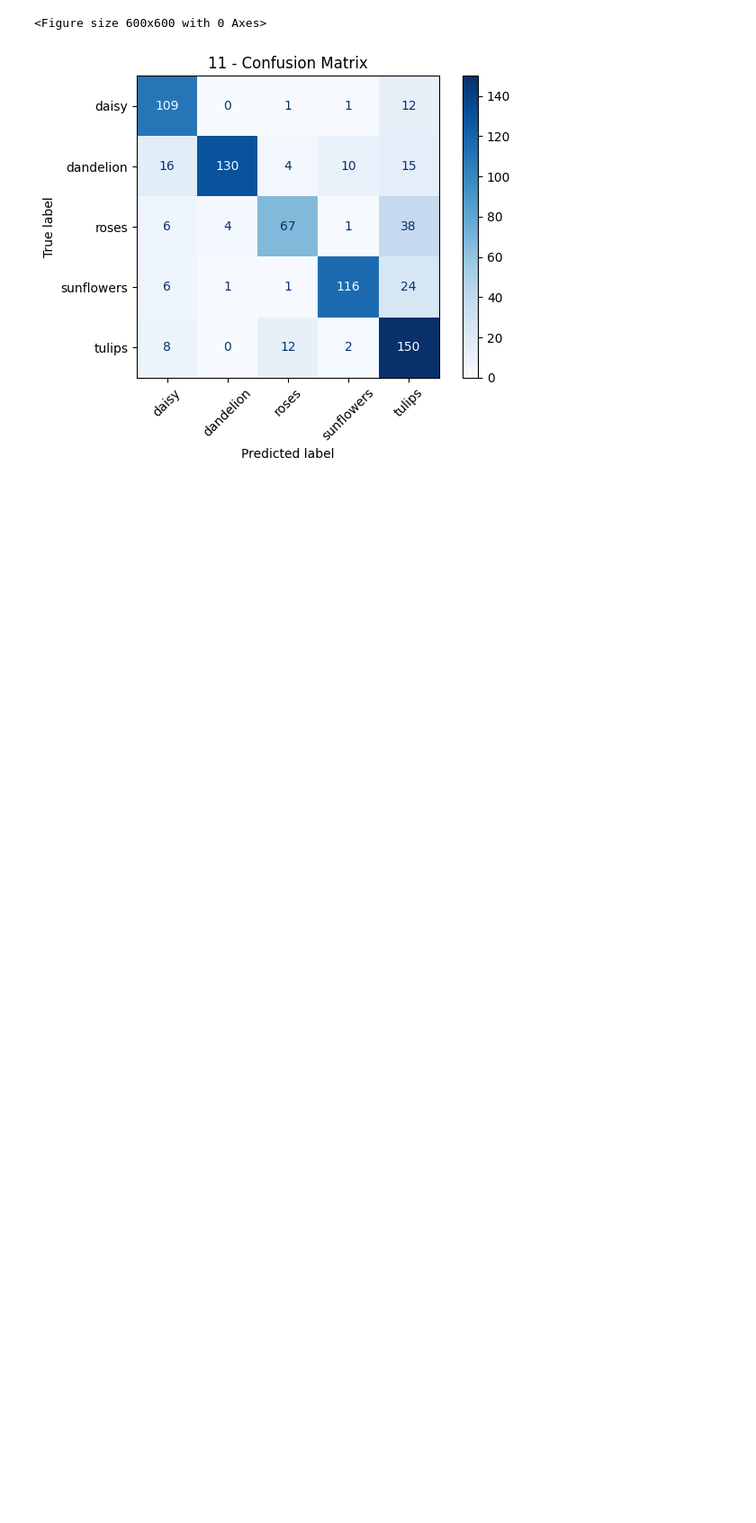
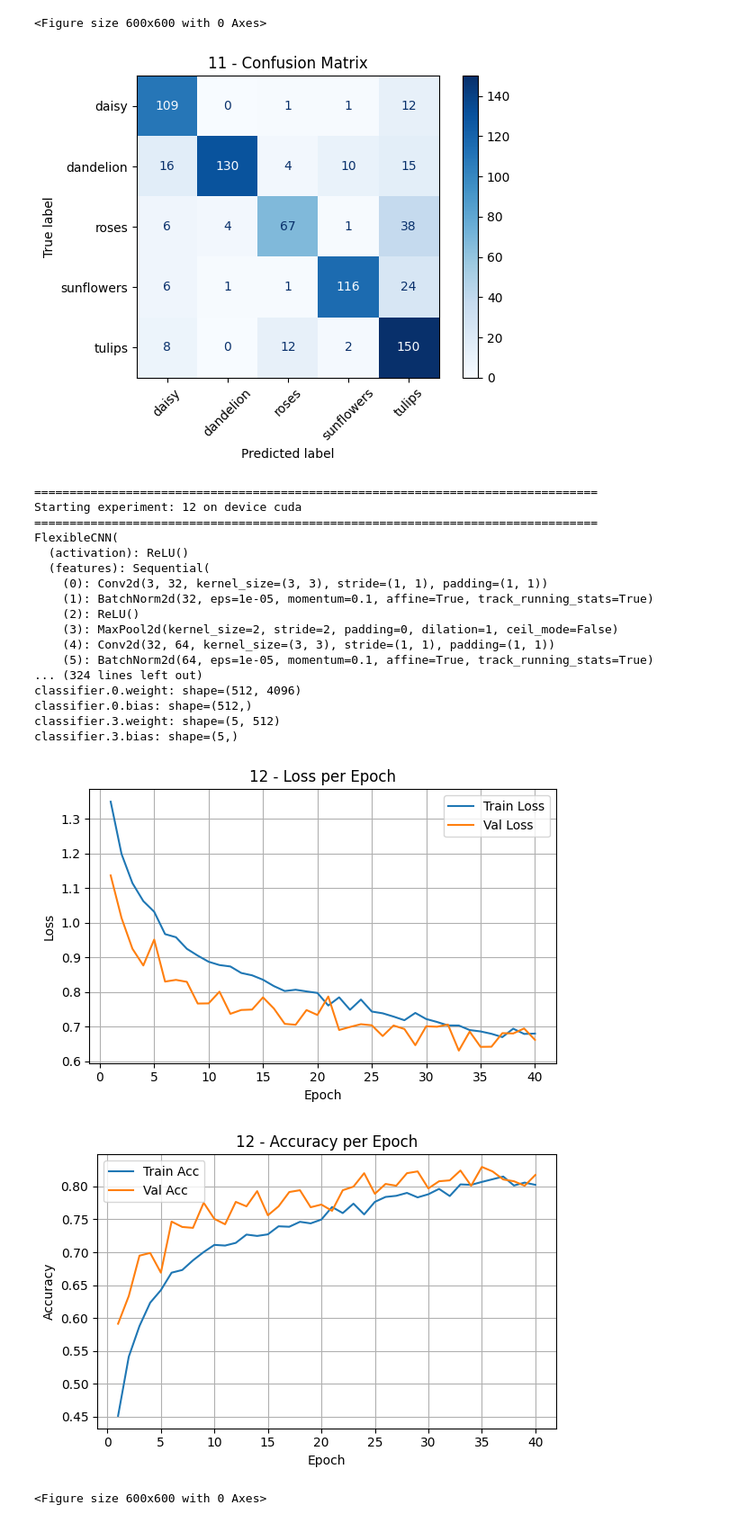
Before and after one commit to MalinaDumitrescu/PyTorch_Flowers_Classification, a Jupyter notebook: train1.ipynb, the cells around one changed output. Shown at 90% size. Drawn from its saved outputs; the diff is of its cells as text; code cells hidden in the pictures; blank space fills up the shorter version.

Commit message:
Update `train1.ipynb` with revised experiment configurations, new parameters for aggressive fine-tuning, scheduler integration, and results for Experiment 12.

```diff
--- a/train1.ipynb
+++ b/train1.ipynb
@@ -387,6 +387,9 @@ class ExperimentConfig:
     num_epochs: int
     patience: int = 5
 
+      #todo for 12 --- NOI: pt. fine-tuning mai agresiv ---
+    label_smoothing: float = 0.1
+    use_scheduler: bool = False
 
 def get_experiments() -> List[ExperimentConfig]:
     return [
@@ -567,7 +570,22 @@ def get_experiments() -> List[ExperimentConfig]:
             l1_lambda=5e-6,
             num_epochs=30,
         ),
-
+        ExperimentConfig(
+            name="12",
+            num_conv_layers=4,
+            num_hidden_layers=1,
+            hidden_dim=512,
+            use_batchnorm=True,
+            use_pooling=True,
+            activation="relu",
+            learning_rate=1.8e-4,
+            l2_lambda=5e-4,
+            l1_lambda=0.0,
+            num_epochs=40,
+            patience = 8,
+            label_smoothing=0.05,
+            use_scheduler=True,
+        ),
 
     ]
 
@@ -602,13 +620,26 @@ def run_experiment(
     print(model)
 #todo
   #  criterion = nn.CrossEntropyLoss()
-    criterion = nn.CrossEntropyLoss(label_smoothing=0.1)
+  #  criterion = nn.CrossEntropyLoss(label_smoothing=0.1)
+    criterion = nn.CrossEntropyLoss(label_smoothing=cfg.label_smoothing)
+
 
     optimizer = optim.Adam(
         model.parameters(),
         lr=cfg.learning_rate,
         weight_decay=cfg.l2_lambda,
     )
+
+    #todo for 12
+    if cfg.use_scheduler:
+        scheduler = torch.optim.lr_scheduler.CosineAnnealingLR(
+           optimizer,
+           T_max=cfg.num_epochs,
+        )
+    else:
+        scheduler = None
+
+
 
     history = {
         "train_loss": [],
@@ -1019,3 +1050,27 @@ classifier.6.bias: shape=(5,)
 [figure]
 <Figure size 600x600 with 0 Axes>
 [figure]
+# %%
+cfg = experiments[12]
+result9 = run_experiment(cfg, train_loader, val_loader, class_names, num_classes, device=default_device)
+# %% [output]
+================================================================================
+Starting experiment: 12 on device cuda
+================================================================================
+FlexibleCNN(
+  (activation): ReLU()
+  (features): Sequential(
+    (0): Conv2d(3, 32, kernel_size=(3, 3), stride=(1, 1), padding=(1, 1))
+    (1): BatchNorm2d(32, eps=1e-05, momentum=0.1, affine=True, track_running_stats=True)
+    (2): ReLU()
+    (3): MaxPool2d(kernel_size=2, stride=2, padding=0, dilation=1, ceil_mode=False)
+    (4): Conv2d(32, 64, kernel_size=(3, 3), stride=(1, 1), padding=(1, 1))
+    (5): BatchNorm2d(64, eps=1e-05, momentum=0.1, affine=True, track_running_stats=True)
+... (324 lines left out)
+classifier.0.weight: shape=(512, 4096)
+classifier.0.bias: shape=(512,)
+classifier.3.weight: shape=(5, 512)
+classifier.3.bias: shape=(5,)
+[figure, added]
+[figure, added]
+<Figure size 600x600 with 0 Axes>
```
Also changed, not shown: parts of 8 cells of this notebook.
